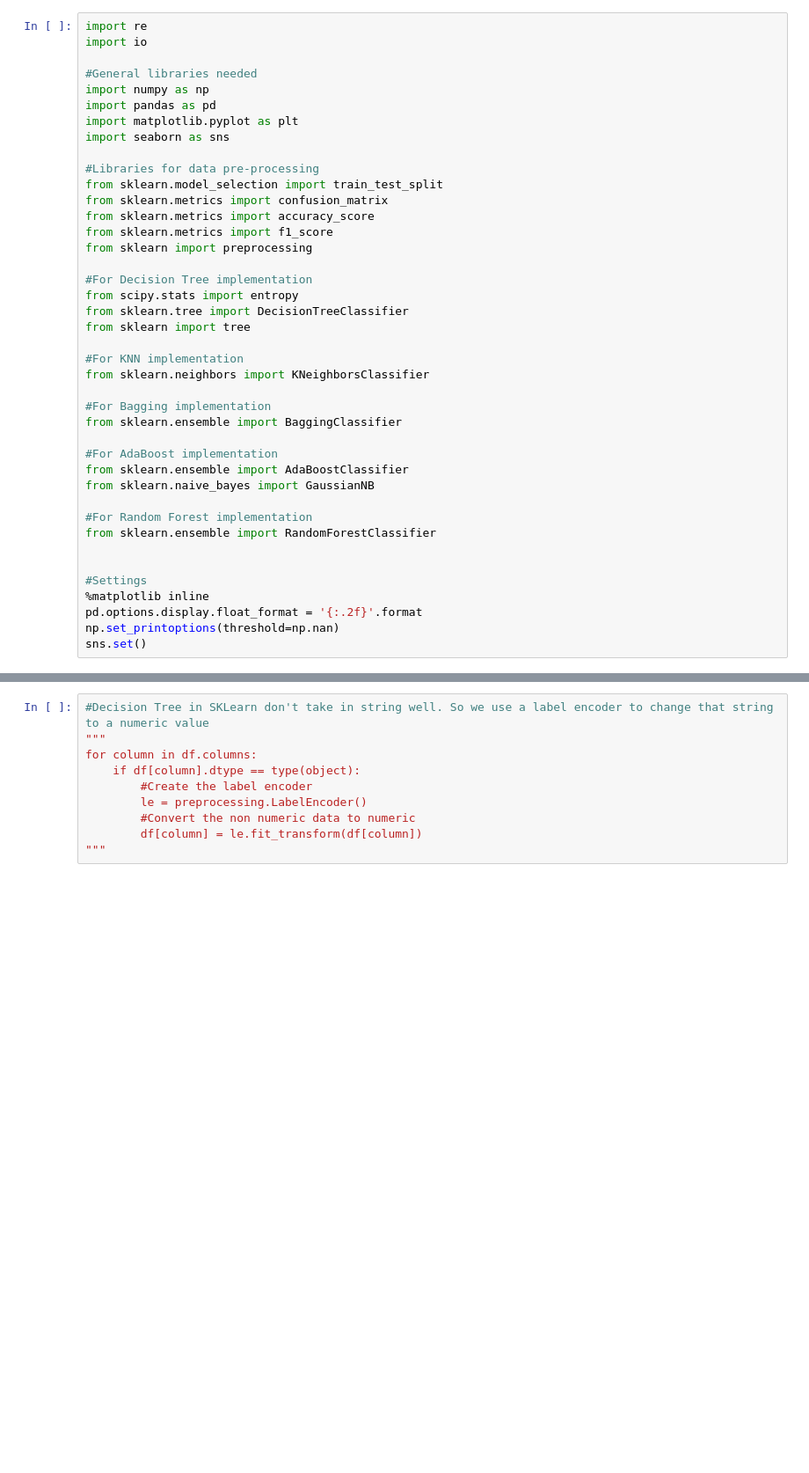
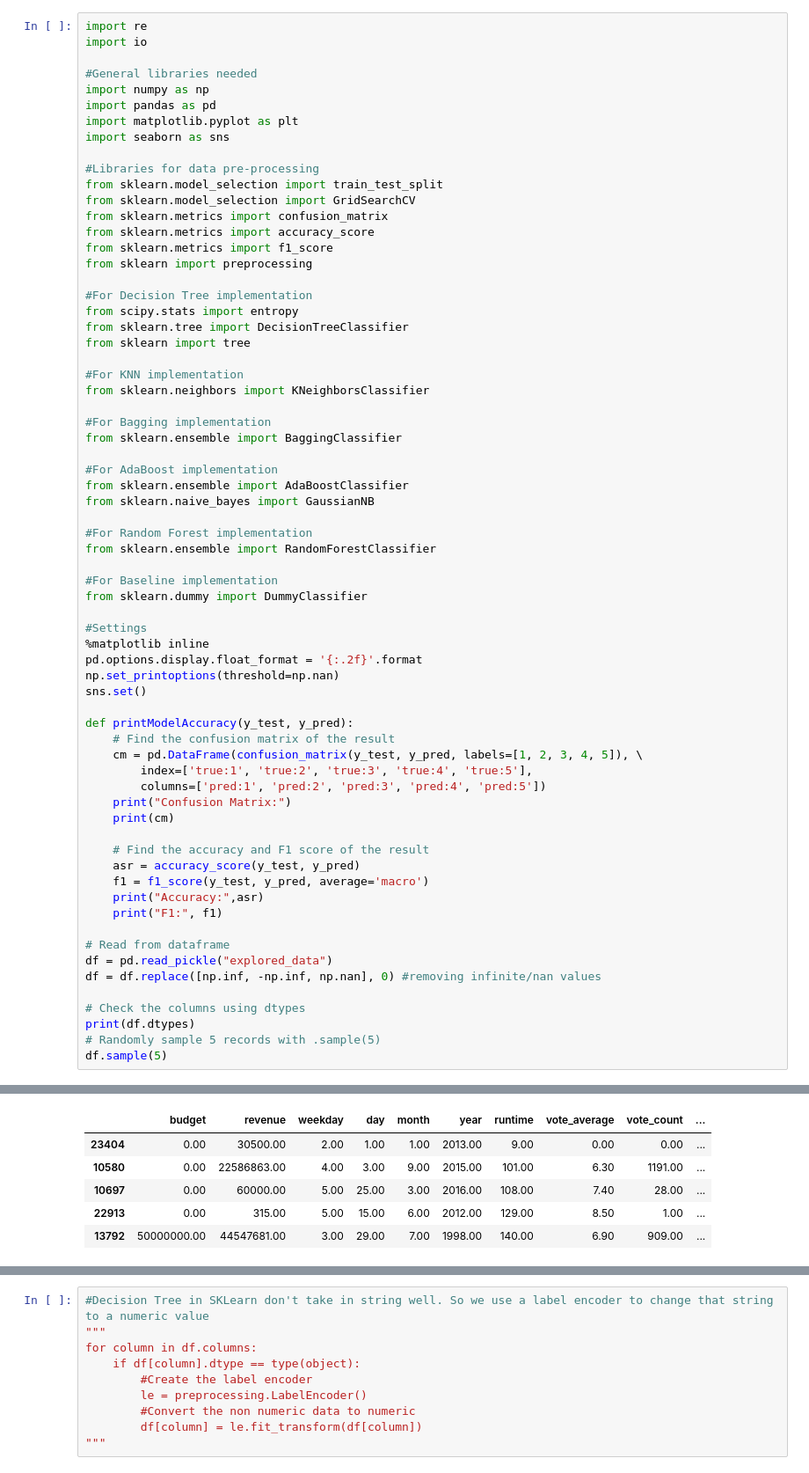
Before and after one commit to Andyayk/BAVAT-IS424-T2, a Jupyter notebook: 4. Models Training/Models Training.ipynb, the cells around one changed output, grey strips where cells are left out. Shown: that part at 88% size. Drawn from its saved outputs; the diff is of its cells as text; blank space fills up the shorter version.

```diff
--- a/4. Models Training/Models Training.ipynb
+++ b/4. Models Training/Models Training.ipynb
@@ -12,6 +12,7 @@ import seaborn as sns
 
 #Libraries for data pre-processing
 from sklearn.model_selection import train_test_split
+from sklearn.model_selection import GridSearchCV
 from sklearn.metrics import confusion_matrix
 from sklearn.metrics import accuracy_score
 from sklearn.metrics import f1_score
@@ -35,9 +36,35 @@ from sklearn.naive_bayes import GaussianNB
 #For Random Forest implementation
 from sklearn.ensemble import RandomForestClassifier
 
+#For Baseline implementation
+from sklearn.dummy import DummyClassifier
 
 #Settings
 %matplotlib inline
 pd.options.display.float_format = '{:.2f}'.format
 np.set_printoptions(threshold=np.nan)
 sns.set()
+
+def printModelAccuracy(y_test, y_pred):
+    # Find the confusion matrix of the result
+    cm = pd.DataFrame(confusion_matrix(y_test, y_pred, labels=[1, 2, 3, 4, 5]), \
+        index=['true:1', 'true:2', 'true:3', 'true:4', 'true:5'],
+        columns=['pred:1', 'pred:2', 'pred:3', 'pred:4', 'pred:5'])
+    print("Confusion Matrix:")
+    print(cm)
+
+    # Find the accuracy and F1 score of the result
+    asr = accuracy_score(y_test, y_pred)
+    f1 = f1_score(y_test, y_pred, average='macro')
+    print("Accuracy:",asr)
+    print("F1:", f1)
+
+# Read from dataframe
+df = pd.read_pickle("explored_data")
+df = df.replace([np.inf, -np.inf, np.nan], 0) #removing infinite/nan values
+
+# Check the columns using dtypes
+print(df.dtypes)
+# Randomly sample 5 records with .sample(5)
+df.sample(5)
+# %% [output]
@@ -43,0 +89,6 @@ sns.set()
+|  | budget | revenue | weekday | day | month | year | runtime | vote_average | vote_count | ... |
+| 23404 | 0.00 | 30500.00 | 2.00 | 1.00 | 1.00 | 2013.00 | 9.00 | 0.00 | 0.00 | ... |
+| 10580 | 0.00 | 22586863.00 | 4.00 | 3.00 | 9.00 | 2015.00 | 101.00 | 6.30 | 1191.00 | ... |
+| 10697 | 0.00 | 60000.00 | 5.00 | 25.00 | 3.00 | 2016.00 | 108.00 | 7.40 | 28.00 | ... |
+| 22913 | 0.00 | 315.00 | 5.00 | 15.00 | 6.00 | 2012.00 | 129.00 | 8.50 | 1.00 | ... |
+| 13792 | 50000000.00 | 44547681.00 | 3.00 | 29.00 | 7.00 | 1998.00 | 140.00 | 6.90 | 909.00 | ... |
```
Also changed, not shown: parts of 22 cells of this notebook.
